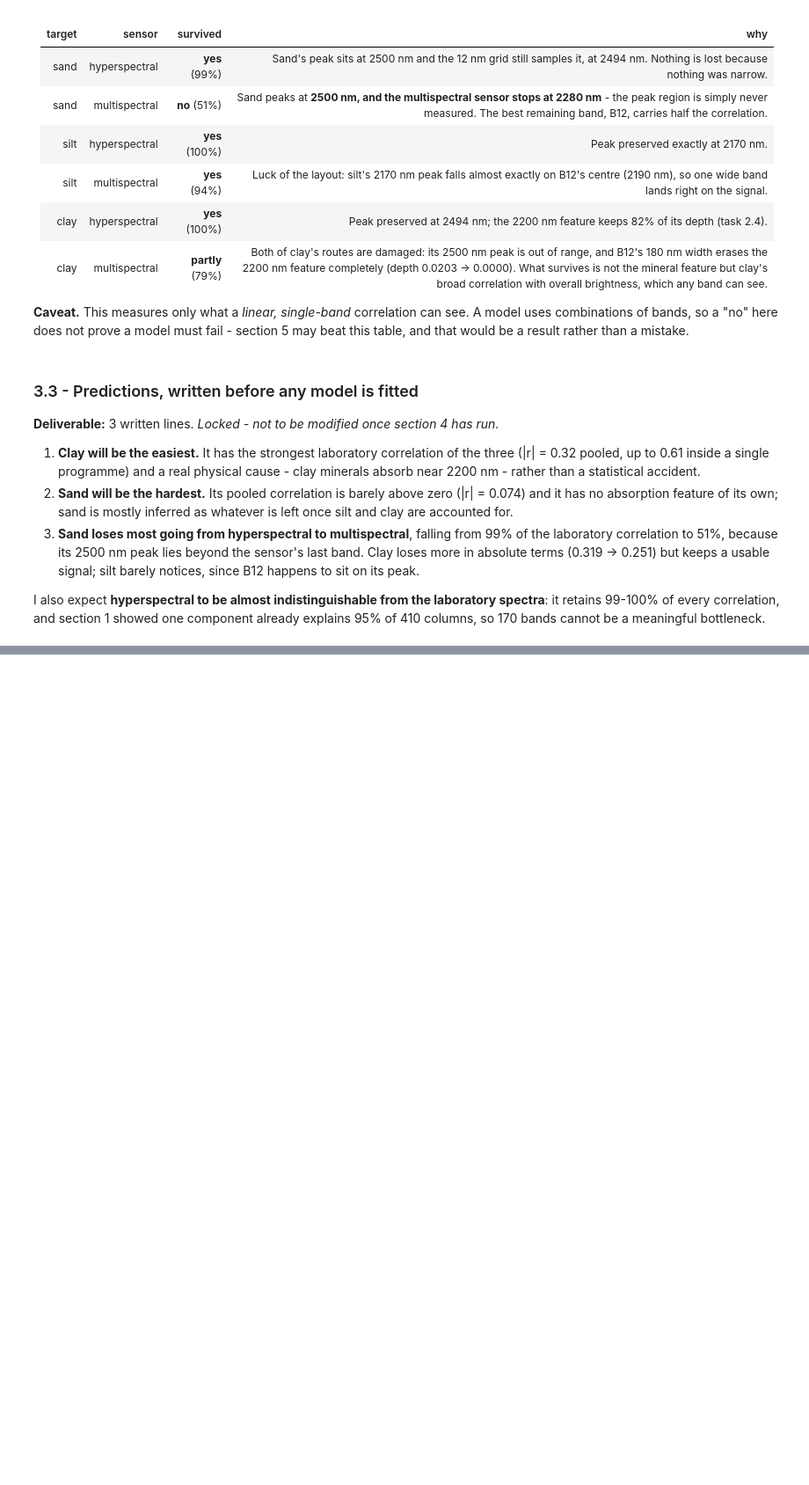
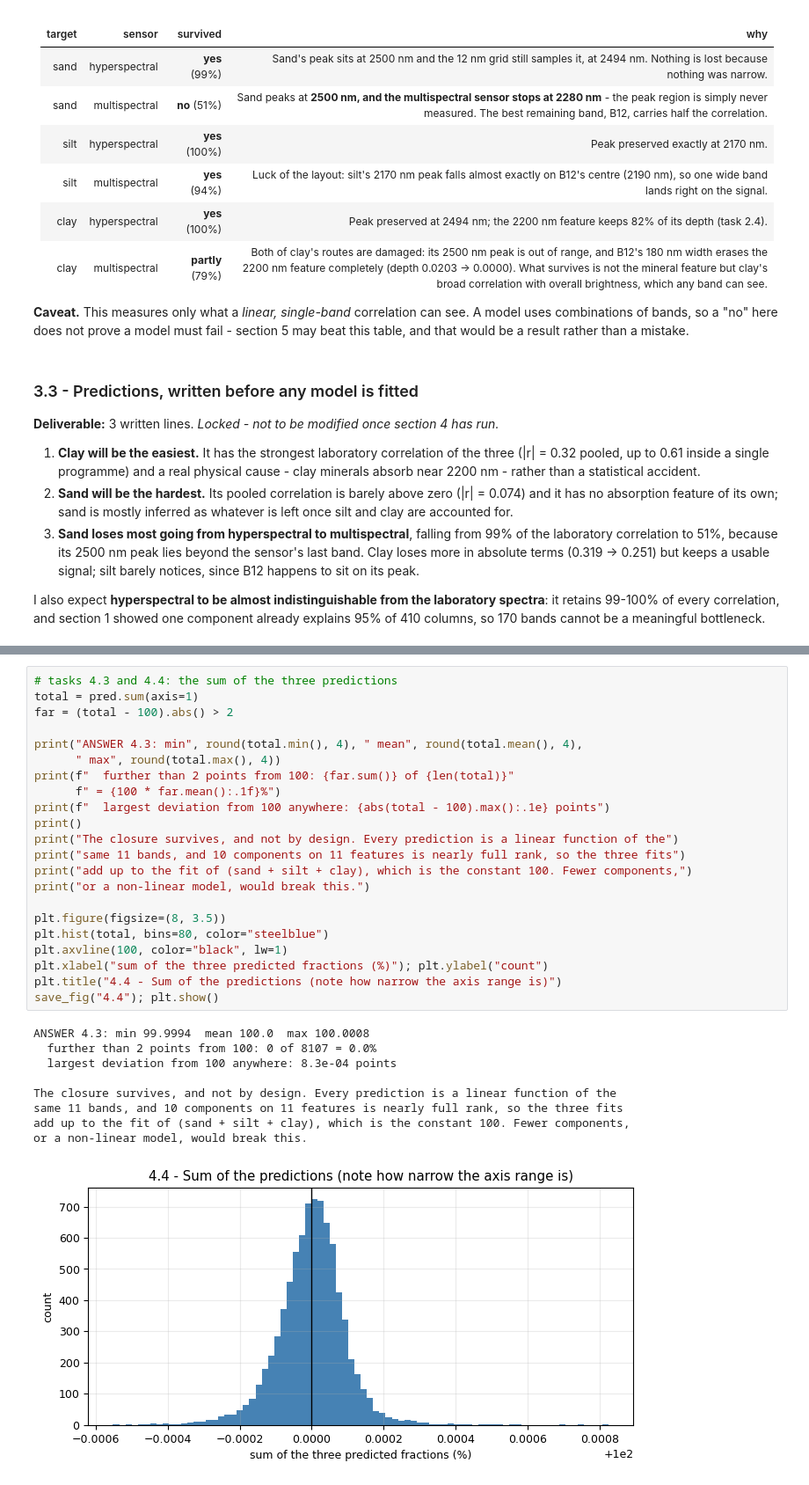
Before and after one commit to Abdelmalek05/soil-texture-from-spectra, a Jupyter notebook: soil_texture_lab.ipynb, the cells around one changed output, grey strips where cells are left out. Shown at 88% size. Saved outputs shown, nothing was run; the diff lists cells and outputs as text; blank space fills up the shorter version.

```diff
--- a/soil_texture_lab.ipynb
+++ b/soil_texture_lab.ipynb
@@ -621,0 +707,32 @@ it retains 99-100% of every correlation, and section 1 showed one component alre
+# %%
+# tasks 4.3 and 4.4: the sum of the three predictions
+total = pred.sum(axis=1)
+far = (total - 100).abs() > 2
+
+print("ANSWER 4.3: min", round(total.min(), 4), " mean", round(total.mean(), 4),
+      " max", round(total.max(), 4))
+print(f"  further than 2 points from 100: {far.sum()} of {len(total)}"
+      f" = {100 * far.mean():.1f}%")
+print(f"  largest deviation from 100 anywhere: {abs(total - 100).max():.1e} points")
+print()
+print("The closure survives, and not by design. Every prediction is a linear function of the")
+print("same 11 bands, and 10 components on 11 features is nearly full rank, so the three fits")
+print("add up to the fit of (sand + silt + clay), which is the constant 100. Fewer components,")
+print("or a non-linear model, would break this.")
+
+plt.figure(figsize=(8, 3.5))
+plt.hist(total, bins=80, color="steelblue")
+plt.axvline(100, color="black", lw=1)
+plt.xlabel("sum of the three predicted fractions (%)"); plt.ylabel("count")
+plt.title("4.4 - Sum of the predictions (note how narrow the axis range is)")
+save_fig("4.4"); plt.show()
+# %% [output]
+ANSWER 4.3: min 99.9994  mean 100.0  max 100.0008
+  further than 2 points from 100: 0 of 8107 = 0.0%
+  largest deviation from 100 anywhere: 8.3e-04 points
+
+The closure survives, and not by design. Every prediction is a linear function of the
+same 11 bands, and 10 components on 11 features is nearly full rank, so the three fits
+add up to the fit of (sand + silt + clay), which is the constant 100. Fewer components,
+or a non-linear model, would break this.
+[figure, added]
```
Also changed, not shown: parts of 4 cells of this notebook, 3 other files.
